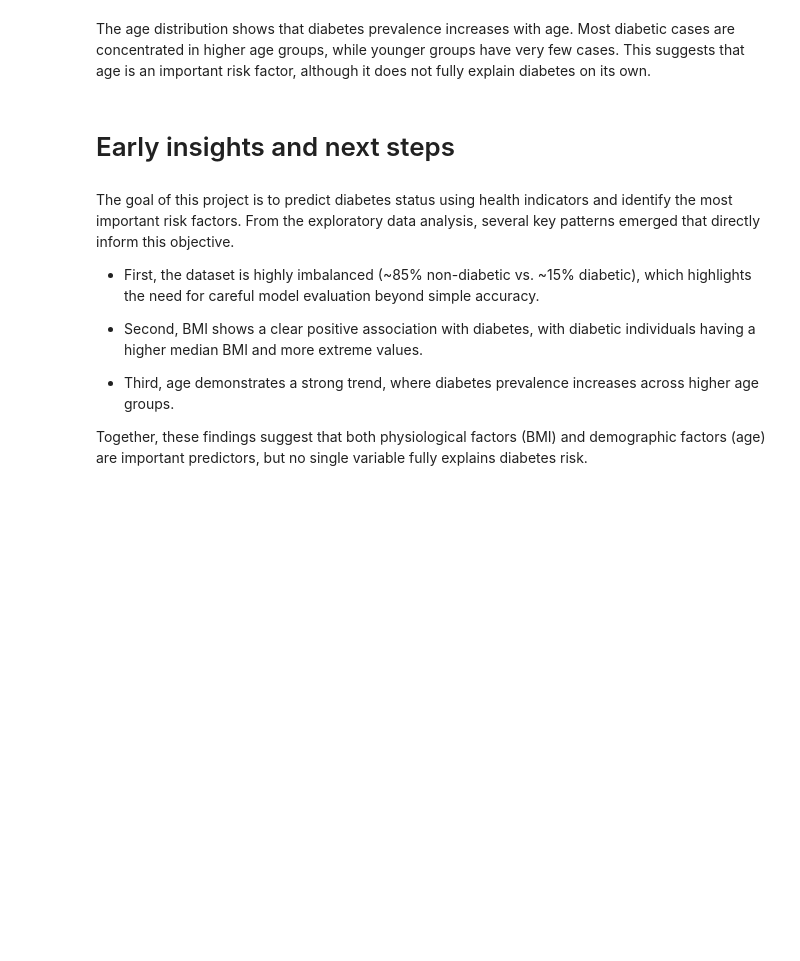
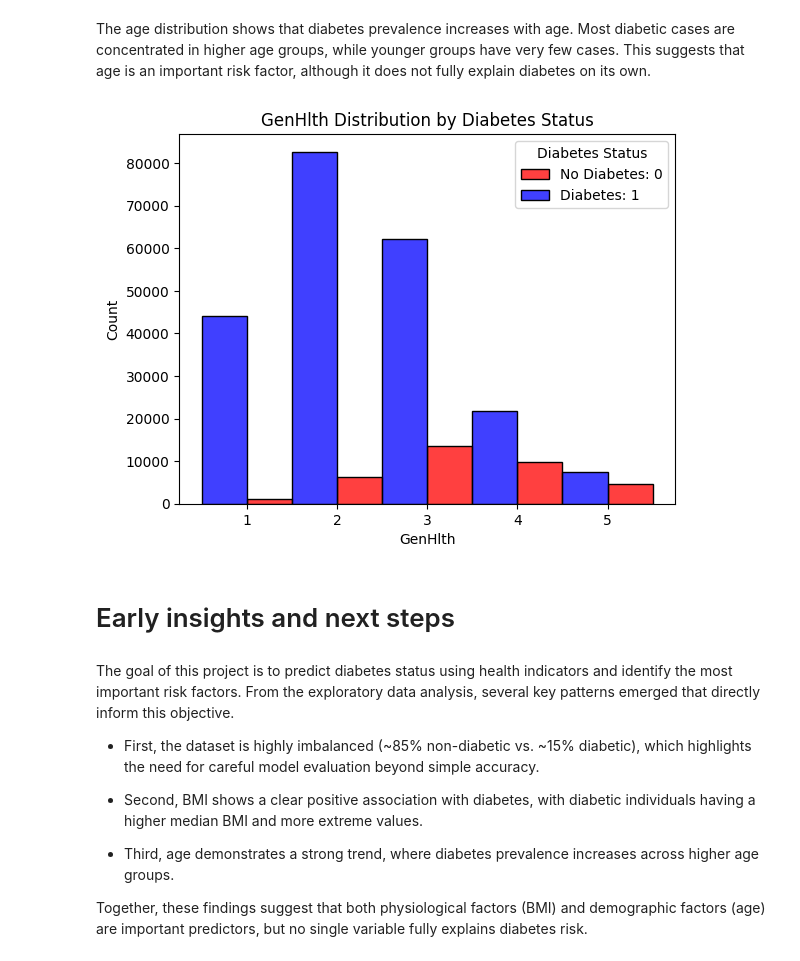
Before and after one commit to dtn2/BIFX546_diabetes-indicators, a Jupyter notebook: notebooks/EDA_diabetes_indicators.ipynb, the cells around one changed output. Saved outputs shown, nothing was run; the diff lists cells and outputs as text; code cells hidden in the pictures; blank space fills up the shorter version.

```diff
--- a/notebooks/EDA_diabetes_indicators.ipynb
+++ b/notebooks/EDA_diabetes_indicators.ipynb
@@ -369,5 +360,22 @@ plt.show()
 # %% [markdown]
 The age distribution shows that diabetes prevalence increases with age. Most diabetic cases are concentrated in higher age groups, while younger groups have very few cases. This suggests that age is an important risk factor, although it does not fully explain diabetes on its own.
+# %%
+sns.histplot(
+    data=df,
+    x="GenHlth",
+    hue="Diabetes_binary",
+    bins=13,
+    palette={0: "blue", 1: "red"},
+    multiple="dodge"   # separates bars instead of overlapping
+)
+
+plt.title("GenHlth Distribution by Diabetes Status")
+plt.xlabel("GenHlth")
+plt.ylabel("Count")
+plt.legend(title="Diabetes Status", labels=["No Diabetes: 0", "Diabetes: 1"])
+plt.show()
+# %% [output]
+[figure, added]
 # %% [markdown]
 # Early insights and next steps
 # %% [markdown]
```
Also changed, not shown: parts of 34 cells of this notebook.
